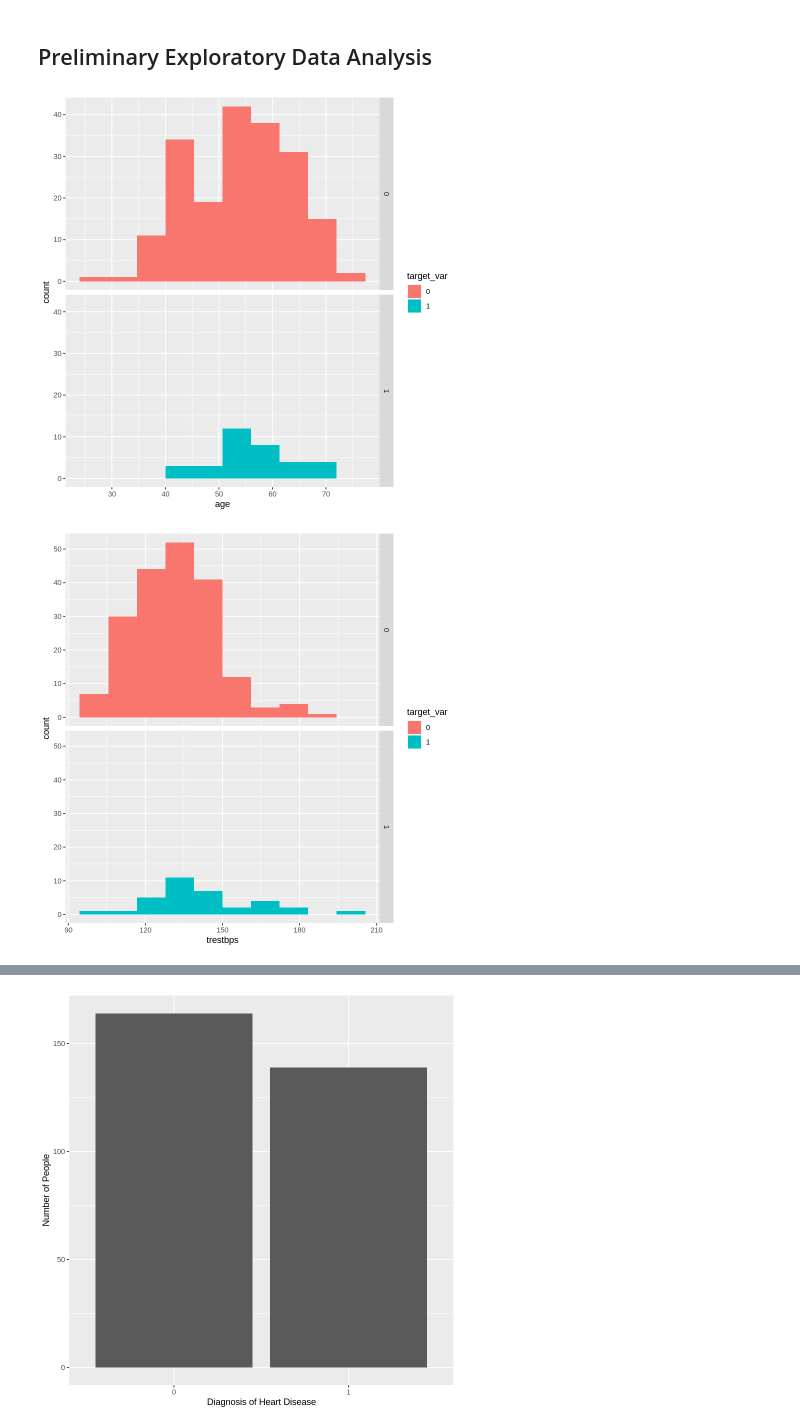
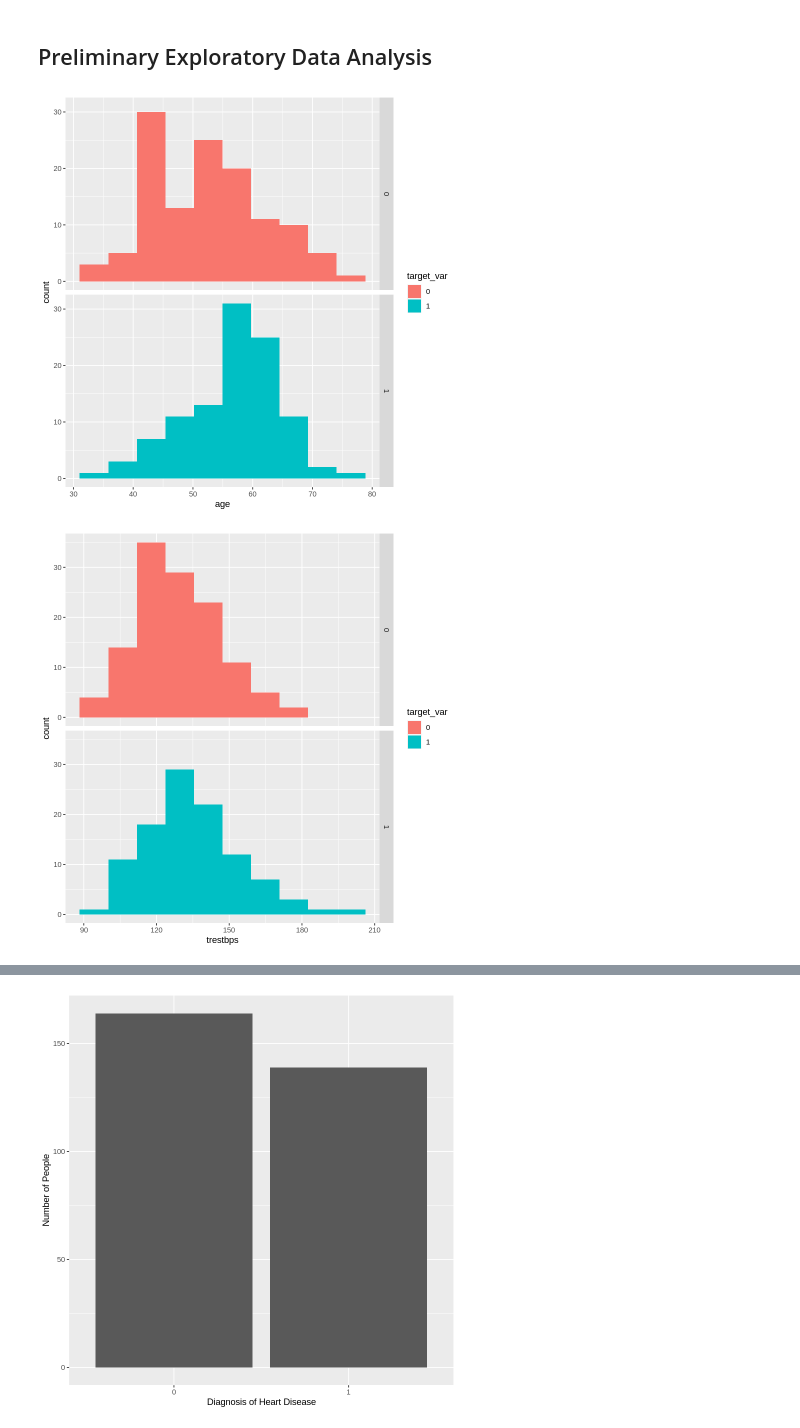
Before and after one commit to CameronGeisler/dsci-project, a Jupyter notebook: proposal2.ipynb, the cells around one changed output, grey strips where cells are left out. Cells and saved outputs as stored; diff of their text form; code cells hidden in the pictures.

```diff
--- a/proposal2.ipynb
+++ b/proposal2.ipynb
@@ -121,7 +139,7 @@ A tibble: 303 × 7
 # Split into training data and testing data
 set.seed(1) # set the seed
 
-heart_split = initial_split(data, prop = 0.75, strata = fbs)
+heart_split = initial_split(data, prop = 0.75, strata = num) # target variable
 heart_training = training(heart_split)
 heart_testing = testing(heart_split)
 # %% [markdown]
@@ -129,21 +147,21 @@ heart_testing = testing(heart_split)
 # %%
 # Histograms for numerical predictor variables
 bins_num = ceiling(log(nrow(data),2))+1 # number of bins, by Sturges' formula
 theme_set(theme_grey())
-target_var = heart_training$fbs # target variable, to split up histograms by (data$num or data$cp)
+target_var = heart_training$num # target variable, to split up histograms by (data$num or data$cp)
 
 ggplot(heart_training, aes(x = age, fill = target_var)) +
     geom_histogram(bins = bins_num) +
     facet_grid(rows = target_var)
 ggplot(heart_training, aes(x = trestbps, fill = target_var)) +
     geom_histogram(bins = bins_num) +
     facet_grid(rows = target_var)
 ggplot(heart_training, aes(x = thalach, fill = target_var)) +
     geom_histogram(bins = bins_num) +
     facet_grid(rows = target_var)
 ggplot(heart_training, aes(x = chol, fill = target_var)) +
     geom_histogram(bins = bins_num) +
     facet_grid(rows = target_var)
 # %% [output]
-[figure, old version]
+[figure, new version]
-[figure, old version]
+[figure, new version]
```
Also changed, not shown: parts of 9 cells of this notebook, 1 other file.
